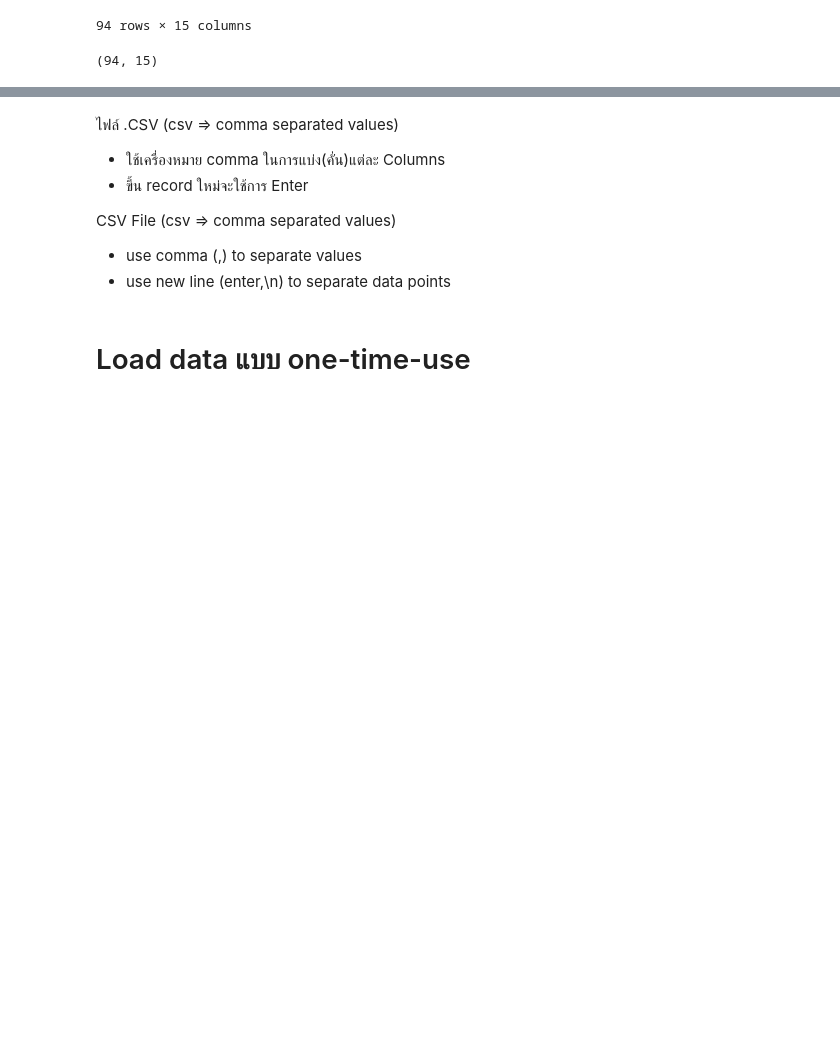
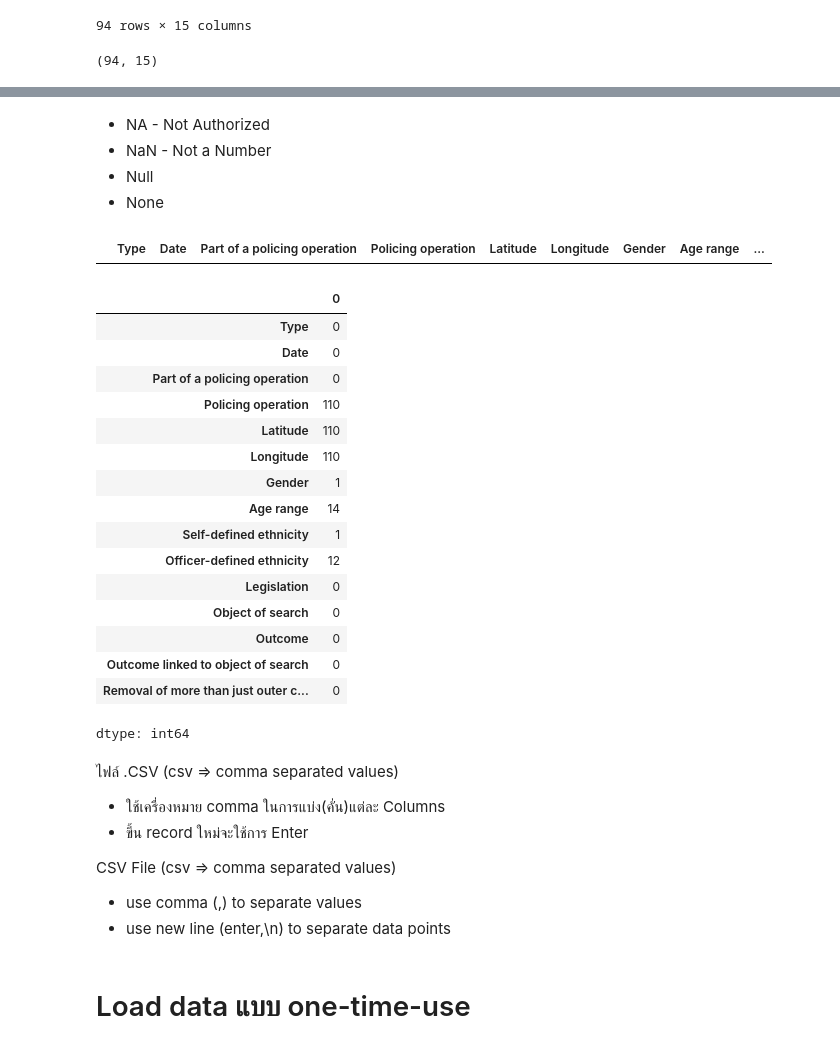
Before and after one commit to bbamknp2018/MSC_DPDM_2025, a Jupyter notebook: Data101_(dpdm24)_Chapter2.ipynb, the cells around one changed output, grey strips where cells are left out. Drawn from its saved outputs; the diff is of its cells as text; code cells hidden in the pictures; blank space fills up the shorter version.

Commit message:
dropna()

```diff
--- a/Data101_(dpdm24)_Chapter2.ipynb
+++ b/Data101_(dpdm24)_Chapter2.ipynb
@@ -62,3 +84,33 @@ SS_df.tail()
+# %% [markdown]
+* NA - Not Authorized
+* NaN - Not a Number
+* Null
+* None
+# %%
+SS_df.dropna()
+# %% [output]
+|  | Type | Date | Part of a policing operation | Policing operation | Latitude | Longitude | Gender | Age range | ... |
+# %%
+SS_df = pd.read_csv('/content/2025-05-warwickshire-stop-and-search.csv')
+display(SS_df.isnull().sum())
+# %% [output]
+|  | 0 |
+| Type | 0 |
+| Date | 0 |
+| Part of a policing operation | 0 |
+| Policing operation | 110 |
+| Latitude | 110 |
+| Longitude | 110 |
+| Gender | 1 |
+| Age range | 14 |
+| Self-defined ethnicity | 1 |
+| Officer-defined ethnicity | 12 |
+| Legislation | 0 |
+| Object of search | 0 |
+| Outcome | 0 |
+| Outcome linked to object of search | 0 |
+| Removal of more than just outer c... | 0 |
+dtype: int64
 # %% [markdown]
 ไฟล์ .CSV (csv => comma separated values)
 - ใช้เครื่องหมาย comma ในการแบ่ง(คั่น)แต่ละ Columns
```
Also changed, not shown: parts of 4 cells of this notebook.
